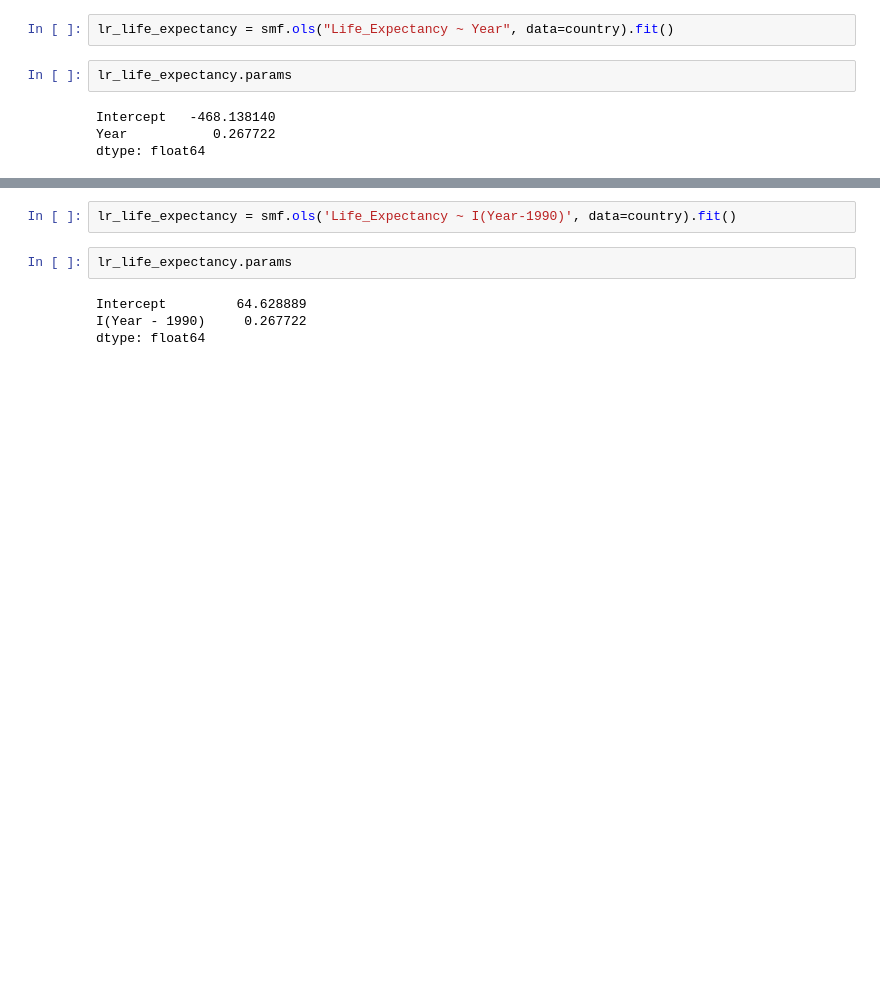
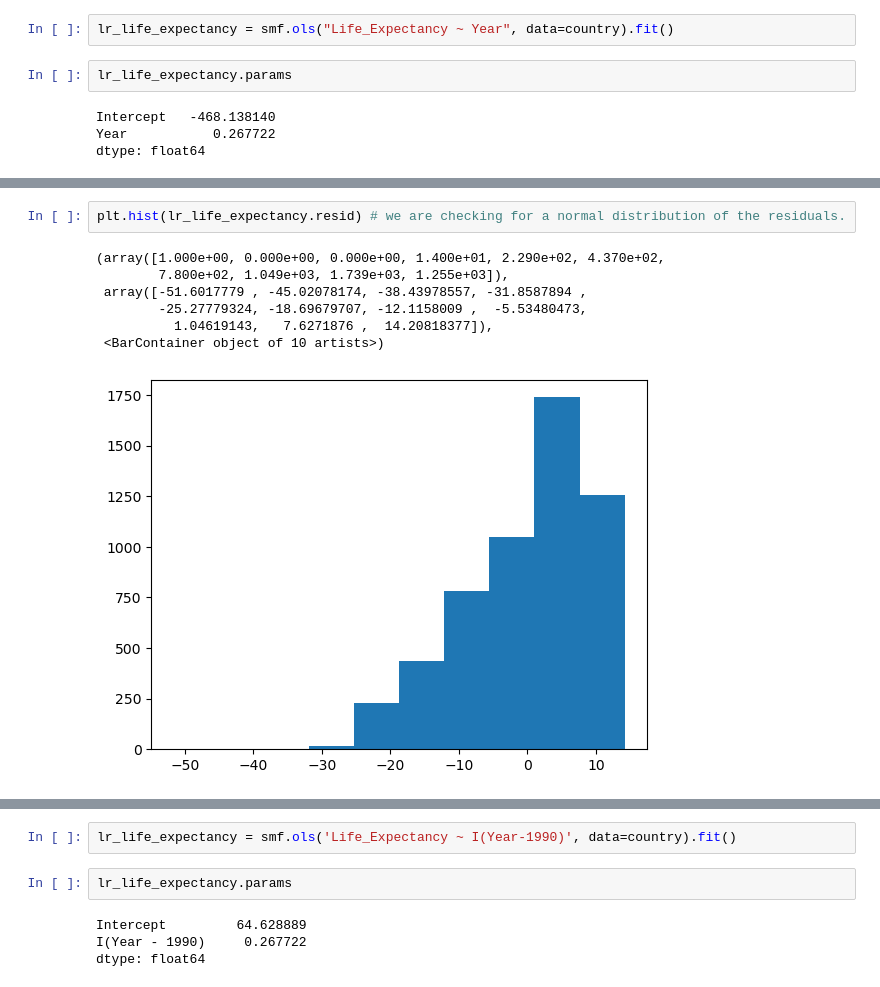
Before and after one commit to nss-data-science-cohort-8/un-linear-regression-BillyBrothers, a Jupyter notebook: notebooks/un_linear_regression.ipynb, the cells around one changed output, grey strips where cells are left out. Cells and saved outputs as stored; diff of their text form; blank space fills up the shorter version.

```diff
--- a/notebooks/un_linear_regression.ipynb
+++ b/notebooks/un_linear_regression.ipynb
@@ -38,0 +46,10 @@ dtype: float64
+# %%
+plt.hist(lr_life_expectancy.resid) # we are checking for a normal distribution of the residuals.
+# %% [output]
+(array([1.000e+00, 0.000e+00, 0.000e+00, 1.400e+01, 2.290e+02, 4.370e+02,
+        7.800e+02, 1.049e+03, 1.739e+03, 1.255e+03]),
+ array([-51.6017779 , -45.02078174, -38.43978557, -31.8587894 ,
+        -25.27779324, -18.69679707, -12.1158009 ,  -5.53480473,
+          1.04619143,   7.6271876 ,  14.20818377]),
+ <BarContainer object of 10 artists>)
+[figure, added]
```
Also changed, not shown: parts of 46 cells of this notebook.
